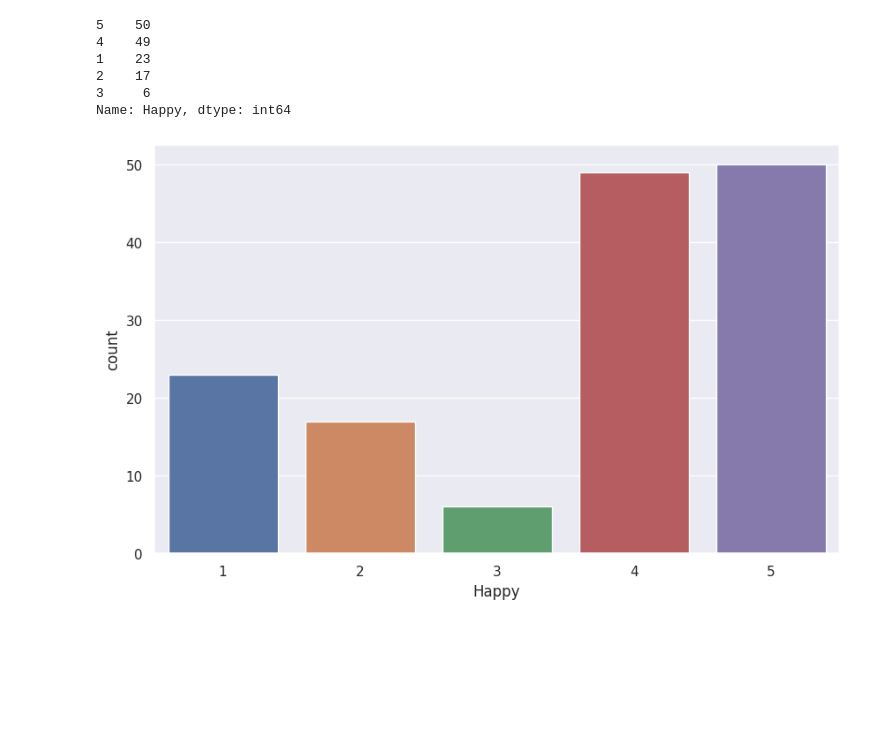
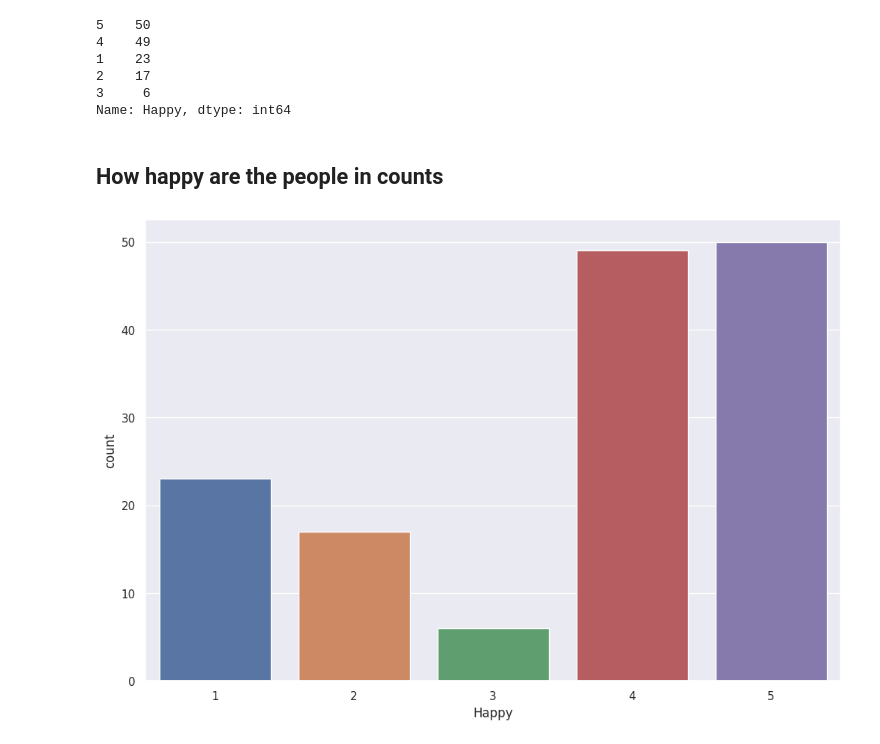
Before and after one commit to modernpacifist/komsomolsk-on-amur-comment-analysis, a Jupyter notebook: KomsomolskOnAmurCommentAnalysis.ipynb, the cells around one changed output. Drawn from its saved outputs; the diff is of its cells as text; code cells hidden in the pictures; blank space fills up the shorter version.

```diff
--- a/KomsomolskOnAmurCommentAnalysis.ipynb
+++ b/KomsomolskOnAmurCommentAnalysis.ipynb
@@ -104,9 +108,11 @@ df['Happy'].value_counts()
 Name: Happy, dtype: int64
 # %%
 import seaborn as sns
+# %% [markdown]
+## How happy are the people in counts
 # %%
-plt.figure(figsize=(10, 6))
+plt.figure(figsize=(12, 8))
 sns.countplot(x='Happy', data=df)
 plt.show()
 # %% [output]
-[figure, old version]
+[figure, new version]
```
Also changed, not shown: parts of 16 cells of this notebook.
